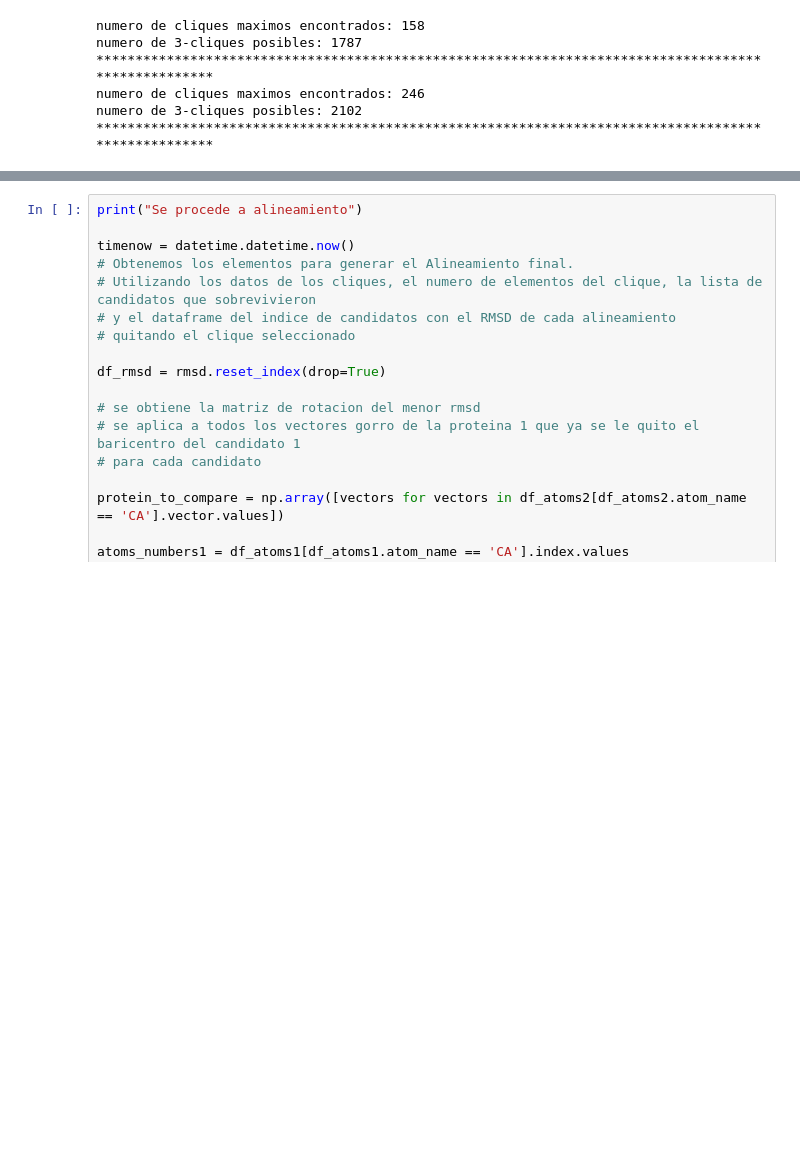
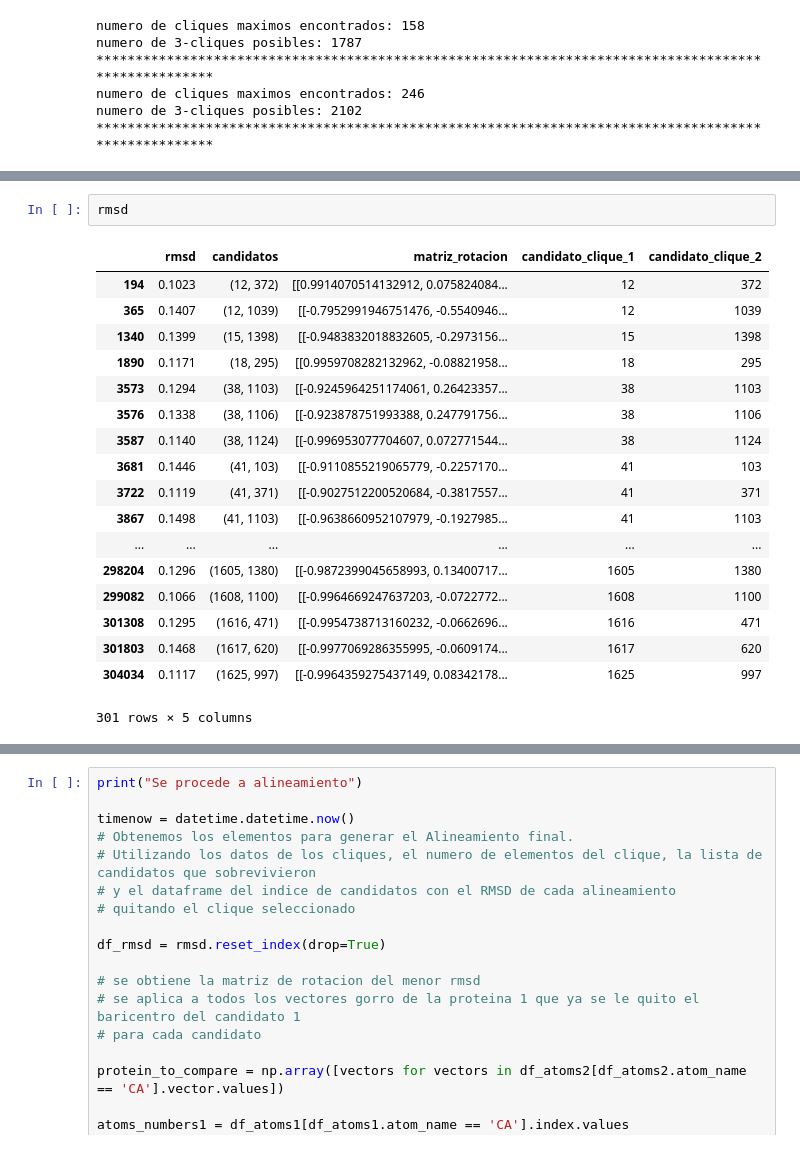
Before and after one commit to marciniega/pdbmani, a Jupyter notebook: Serch/Experimentos/Check_Software_Completo.ipynb, the cells around one changed output, grey strips where cells are left out. Cells and saved outputs as stored; diff of their text form; blank space fills up the shorter version.

```diff
--- a/Serch/Experimentos/Check_Software_Completo.ipynb
+++ b/Serch/Experimentos/Check_Software_Completo.ipynb
@@ -309,0 +320,21 @@ tiempo generando cliques candidatos pasando por todos los filtros: 0:02:18.59047
+# %%
+rmsd
+# %% [output]
+|  | rmsd | candidatos | matriz_rotacion | candidato_clique_1 | candidato_clique_2 |
+| 194 | 0.1023 | (12, 372) | [[0.9914070514132912, 0.075824084... | 12 | 372 |
+| 365 | 0.1407 | (12, 1039) | [[-0.7952991946751476, -0.5540946... | 12 | 1039 |
+| 1340 | 0.1399 | (15, 1398) | [[-0.9483832018832605, -0.2973156... | 15 | 1398 |
+| 1890 | 0.1171 | (18, 295) | [[0.9959708282132962, -0.08821958... | 18 | 295 |
+| 3573 | 0.1294 | (38, 1103) | [[-0.9245964251174061, 0.26423357... | 38 | 1103 |
+| 3576 | 0.1338 | (38, 1106) | [[-0.923878751993388, 0.247791756... | 38 | 1106 |
+| 3587 | 0.1140 | (38, 1124) | [[-0.996953077704607, 0.072771544... | 38 | 1124 |
+| 3681 | 0.1446 | (41, 103) | [[-0.9110855219065779, -0.2257170... | 41 | 103 |
+| 3722 | 0.1119 | (41, 371) | [[-0.9027512200520684, -0.3817557... | 41 | 371 |
+| 3867 | 0.1498 | (41, 1103) | [[-0.9638660952107979, -0.1927985... | 41 | 1103 |
+| ... | ... | ... | ... | ... | ... |
+| 298204 | 0.1296 | (1605, 1380) | [[-0.9872399045658993, 0.13400717... | 1605 | 1380 |
+| 299082 | 0.1066 | (1608, 1100) | [[-0.9964669247637203, -0.0722772... | 1608 | 1100 |
+| 301308 | 0.1295 | (1616, 471) | [[-0.9954738713160232, -0.0662696... | 1616 | 471 |
+| 301803 | 0.1468 | (1617, 620) | [[-0.9977069286355995, -0.0609174... | 1617 | 620 |
+| 304034 | 0.1117 | (1625, 997) | [[-0.9964359275437149, 0.08342178... | 1625 | 997 |
+301 rows × 5 columns
```
Also changed, not shown: parts of 36 cells of this notebook, 29 other files.
